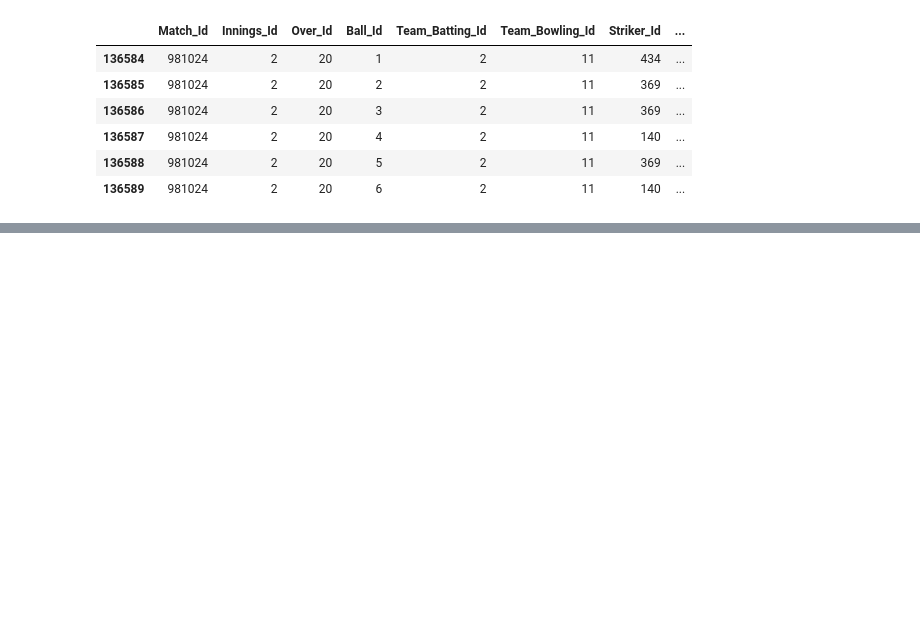
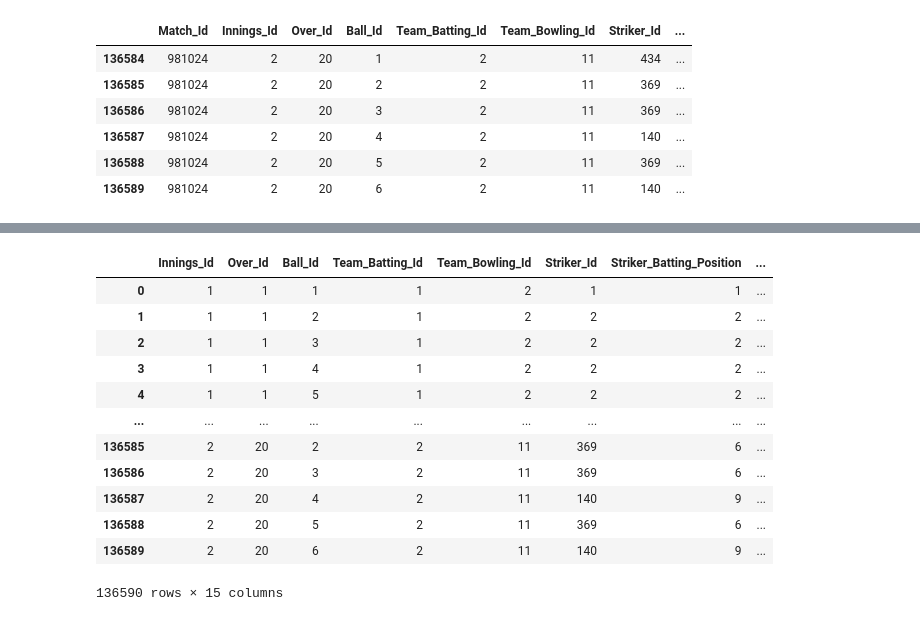
Before and after one commit to shnartho/Python-Scripting, a Jupyter notebook: Pandas/pandas_practice.ipynb, the cells around one changed output, grey strips where cells are left out. Saved outputs shown, nothing was run; the diff lists cells and outputs as text; code cells hidden in the pictures; blank space fills up the shorter version.

```diff
--- a/Pandas/pandas_practice.ipynb
+++ b/Pandas/pandas_practice.ipynb
@@ -27,0 +199,16 @@ df.
+# %%
+df.drop('Match_Id', axis=1)
+# %% [output]
+|  | Innings_Id | Over_Id | Ball_Id | Team_Batting_Id | Team_Bowling_Id | Striker_Id | Striker_Batting_Position | ... |
+| 0 | 1 | 1 | 1 | 1 | 2 | 1 | 1 | ... |
+| 1 | 1 | 1 | 2 | 1 | 2 | 2 | 2 | ... |
+| 2 | 1 | 1 | 3 | 1 | 2 | 2 | 2 | ... |
+| 3 | 1 | 1 | 4 | 1 | 2 | 2 | 2 | ... |
+| 4 | 1 | 1 | 5 | 1 | 2 | 2 | 2 | ... |
+| ... | ... | ... | ... | ... | ... | ... | ... | ... |
+| 136585 | 2 | 20 | 2 | 2 | 11 | 369 | 6 | ... |
+| 136586 | 2 | 20 | 3 | 2 | 11 | 369 | 6 | ... |
+| 136587 | 2 | 20 | 4 | 2 | 11 | 140 | 9 | ... |
+| 136588 | 2 | 20 | 5 | 2 | 11 | 369 | 6 | ... |
+| 136589 | 2 | 20 | 6 | 2 | 11 | 140 | 9 | ... |
+136590 rows × 15 columns
```
Also changed, not shown: parts of 29 cells of this notebook, 9 other files.
